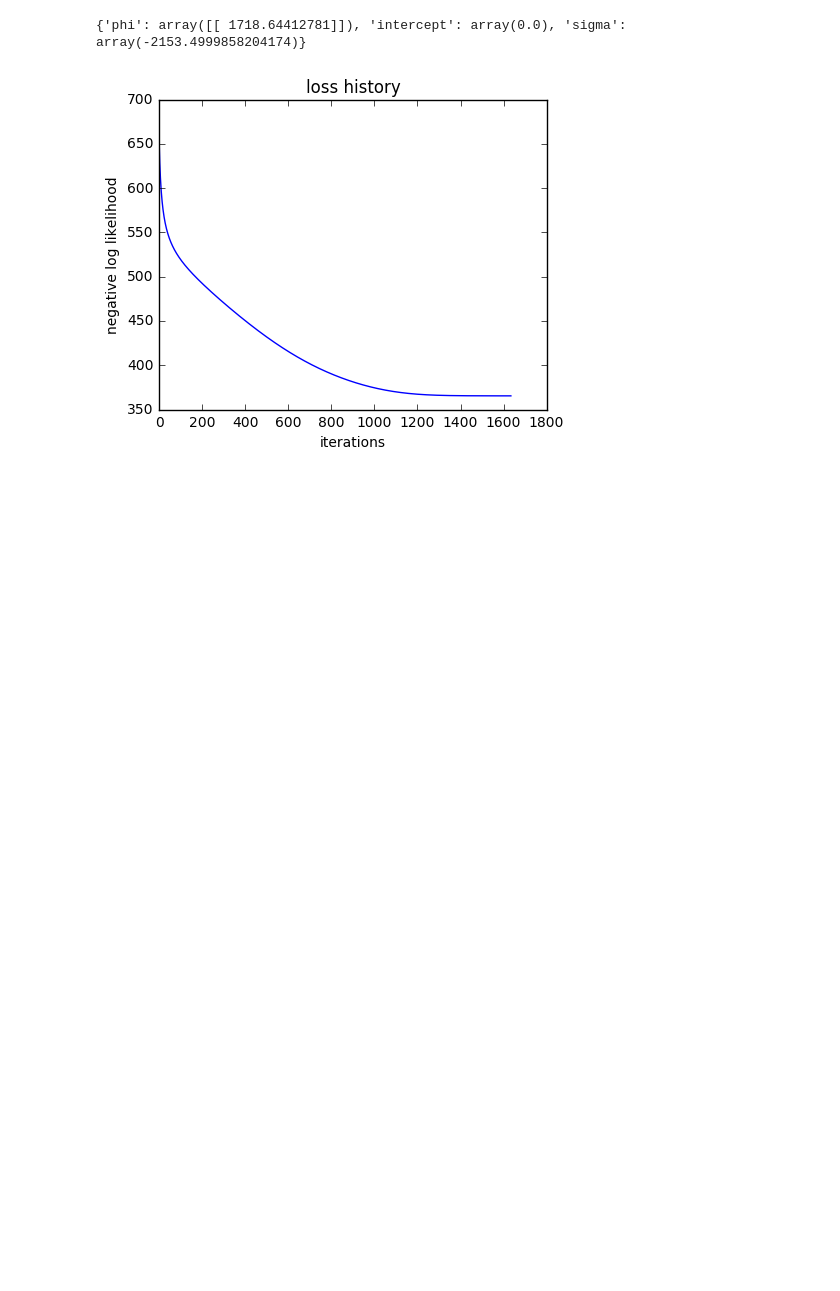
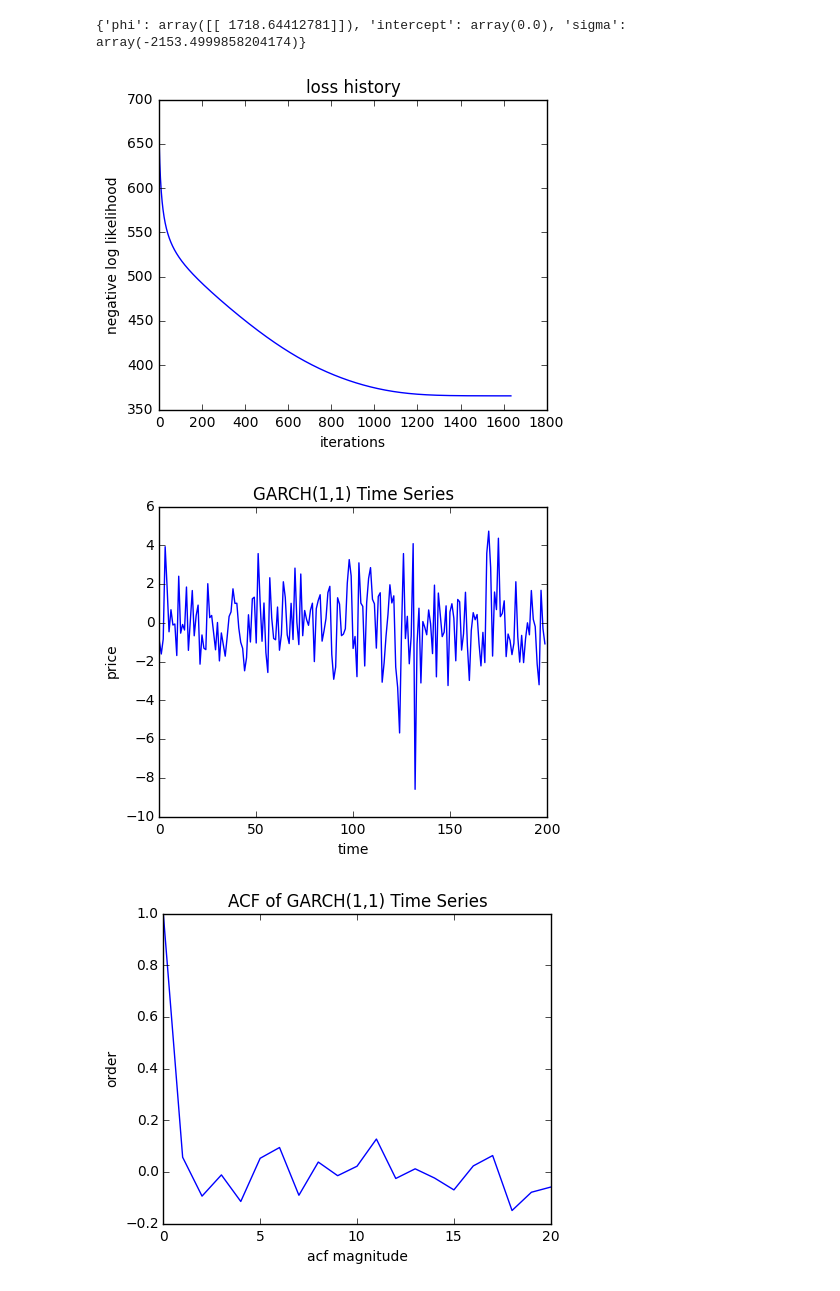
Before and after one commit to APC524/tsap, a Jupyter notebook: demo/demo_simulated_cong.ipynb, the cells around one changed output. Cells and saved outputs as stored; diff of their text form; code cells hidden in the pictures; blank space fills up the shorter version.

```diff
--- a/demo/demo_simulated_cong.ipynb
+++ b/demo/demo_simulated_cong.ipynb
@@ -189,3 +208,23 @@ plt.title('loss history')
 plt.show()
 # %% [output]
 [figure]
+# %%
+# generate a fake time series and plot it
+from src.ts_gen import garch11_gen
+Y = garch11_gen(a = 1.4, b = 0.6, c = 0.1, time = 200, num = 1, burnin = 2000)
+plt.plot(Y.T)
+plt.xlabel('time')
+plt.ylabel('price')
+plt.title('GARCH(1,1) Time Series')
+plt.show()
+
+
+acf_array = inference.acf(Y, nlags = 20)
+plt.plot(acf_array)
+plt.xlabel('acf magnitude')
+plt.ylabel('order')
+plt.title('ACF of GARCH(1,1) Time Series')
+plt.show()
+# %% [output]
+[figure, added]
+[figure, added]
```
Also changed, not shown: parts of 6 cells of this notebook.
